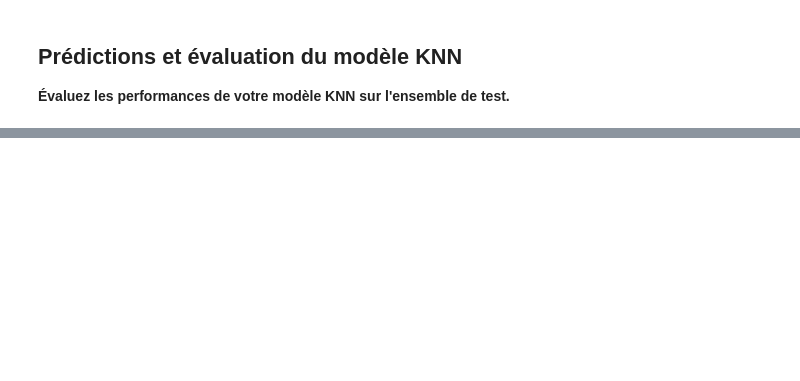
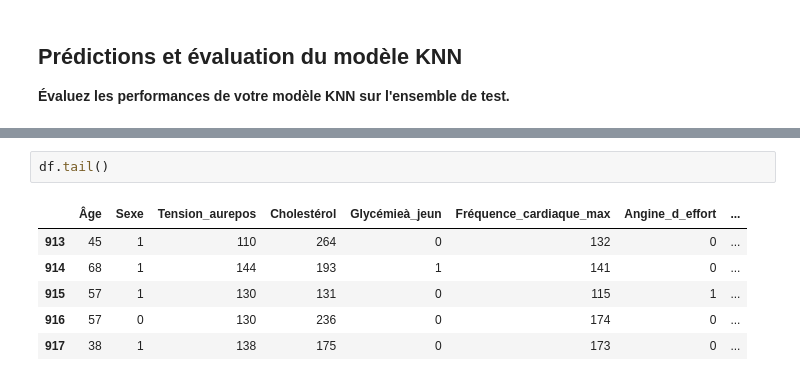
Before and after one commit to CandiceGiami/ProjetMaladiesCardiaques, a Jupyter notebook: DATA/knn.ipynb, the cells around one changed output, grey strips where cells are left out. Saved outputs shown, nothing was run; the diff lists cells and outputs as text; blank space fills up the shorter version.

```diff
--- a/DATA/knn.ipynb
+++ b/DATA/knn.ipynb
@@ -214,0 +216,9 @@ Probabilité d'être malade : 8.20%
+# %%
+df.tail()
+# %% [output]
+|  | Âge | Sexe | Tension_aurepos | Cholestérol | Glycémieà_jeun | Fréquence_cardiaque_max | Angine_d_effort | ... |
+| 913 | 45 | 1 | 110 | 264 | 0 | 132 | 0 | ... |
+| 914 | 68 | 1 | 144 | 193 | 1 | 141 | 0 | ... |
+| 915 | 57 | 1 | 130 | 131 | 0 | 115 | 1 | ... |
+| 916 | 57 | 0 | 130 | 236 | 0 | 174 | 0 | ... |
+| 917 | 38 | 1 | 138 | 175 | 0 | 173 | 0 | ... |
```
Also changed, not shown: parts of 9 cells of this notebook, 2 other files.
